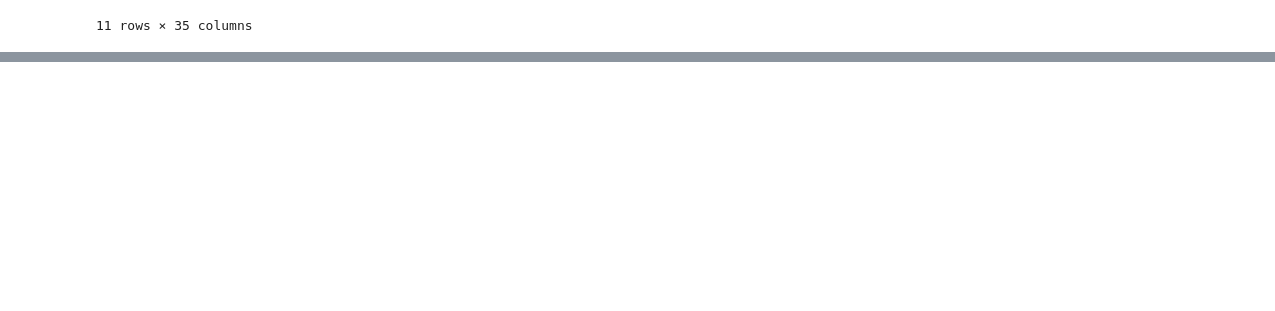
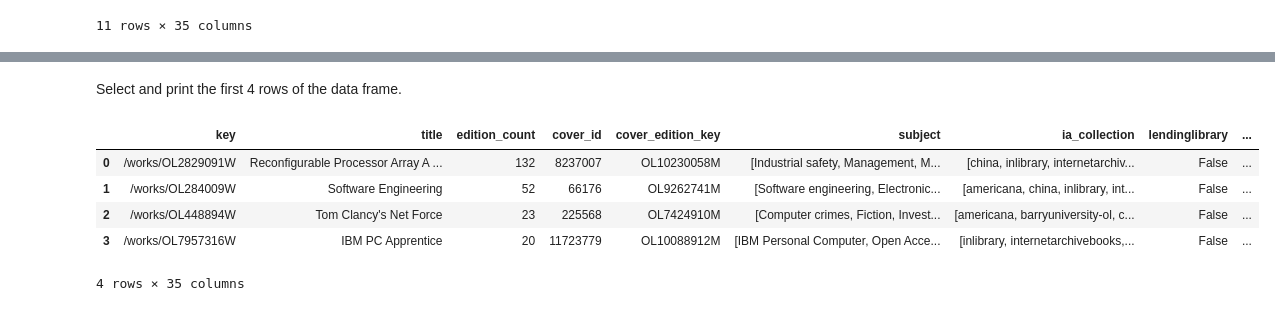
Before and after one commit to darrenc9828/data_2_checks, a Jupyter notebook: knowledge_check_1.ipynb, the cells around one changed output, grey strips where cells are left out. Saved outputs shown, nothing was run; the diff lists cells and outputs as text; code cells hidden in the pictures; blank space fills up the shorter version.

```diff
--- a/knowledge_check_1.ipynb
+++ b/knowledge_check_1.ipynb
@@ -4,7 +10,7 @@ import pandas as pd
 # %%
 url = 'https://openlibrary.org/subjects/programming.json'
-r = requests.get(url)
+api = requests.get(url)
 # %%
-json = r.json()
+json = api.json()
 print (json)
 # %% [output]
@@ -102,0 +124,12 @@ Name: edition_count, dtype: int64>
+# %% [markdown]
+Select and print the first 4 rows of the data frame.
+# %%
+first_four_rows = works.head(4)
+first_four_rows
+# %% [output]
+|  | key | title | edition_count | cover_id | cover_edition_key | subject | ia_collection | lendinglibrary | ... |
+| 0 | /works/OL2829091W | Reconfigurable Processor Array A ... | 132 | 8237007 | OL10230058M | [Industrial safety, Management, M... | [china, inlibrary, internetarchiv... | False | ... |
+| 1 | /works/OL284009W | Software Engineering | 52 | 66176 | OL9262741M | [Software engineering, Electronic... | [americana, china, inlibrary, int... | False | ... |
+| 2 | /works/OL448894W | Tom Clancy's Net Force | 23 | 225568 | OL7424910M | [Computer crimes, Fiction, Invest... | [americana, barryuniversity-ol, c... | False | ... |
+| 3 | /works/OL7957316W | IBM PC Apprentice | 20 | 11723779 | OL10088912M | [IBM Personal Computer, Open Acce... | [inlibrary, internetarchivebooks,... | False | ... |
+4 rows × 35 columns
```
Also changed, not shown: parts of 14 cells of this notebook.
